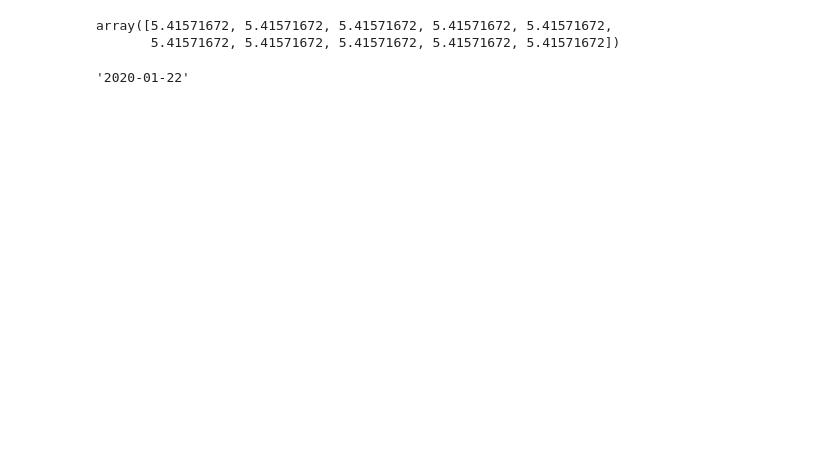
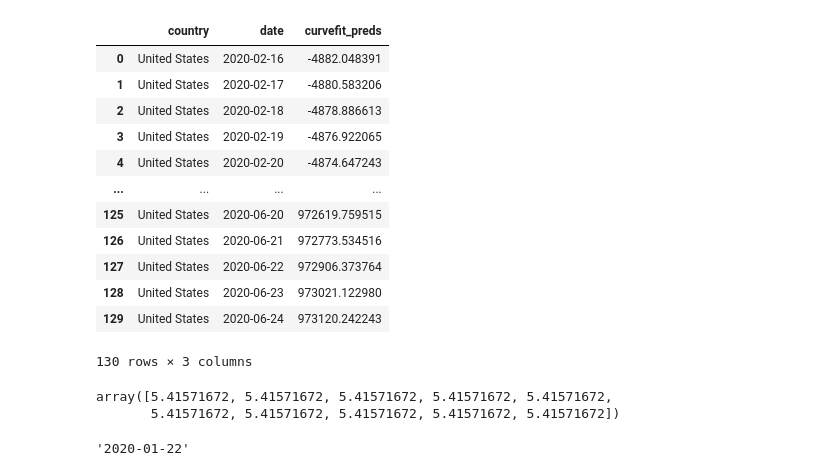
Before and after one commit to nyu-ds-2019/covid-19, a Jupyter notebook: notebooks/scipy_curvefit.ipynb, the cells around one changed output. Cells and saved outputs as stored; diff of their text form; code cells hidden in the pictures; blank space fills up the shorter version.

Commit message:
final results

```diff
--- a/notebooks/scipy_curvefit.ipynb
+++ b/notebooks/scipy_curvefit.ipynb
@@ -46,10 +46,10 @@ for country in countries:
     cases = np.array(train_country_df['cases'])
     popt, pcov = curve_fit(logistic, dates, cases, maxfev=10000000)
 
-    future_dates = np.arange(train_country_df.shape[0], 130)
+    future_dates = np.arange(130)
     logistic_preds = logistic(future_dates, *popt)
 
-    base_date_dt = datetime.datetime.strptime(base_date, '%Y-%m-%d')
+    base_date_dt = datetime.datetime.strptime('2020-02-15', '%Y-%m-%d')
 
     i = 0
     for date in future_dates:
@@ -62,6 +62,22 @@ for country in countries:
 result_df = pd.DataFrame(result_rows, columns = [
     'country',
     'date',
-    'cases'
+    'curvefit_preds'
 ])
+# %%
+result_df[result_df['country'] == 'United States']
+# %% [output]
+|  | country | date | curvefit_preds |
+| 0 | United States | 2020-02-16 | -4882.048391 |
+| 1 | United States | 2020-02-17 | -4880.583206 |
+| 2 | United States | 2020-02-18 | -4878.886613 |
+| 3 | United States | 2020-02-19 | -4876.922065 |
+| 4 | United States | 2020-02-20 | -4874.647243 |
+| ... | ... | ... | ... |
+| 125 | United States | 2020-06-20 | 972619.759515 |
+| 126 | United States | 2020-06-21 | 972773.534516 |
+| 127 | United States | 2020-06-22 | 972906.373764 |
+| 128 | United States | 2020-06-23 | 973021.122980 |
+| 129 | United States | 2020-06-24 | 973120.242243 |
+130 rows × 3 columns
 # %%
```
Also changed, not shown: parts of 4 cells of this notebook, 9 other files.
